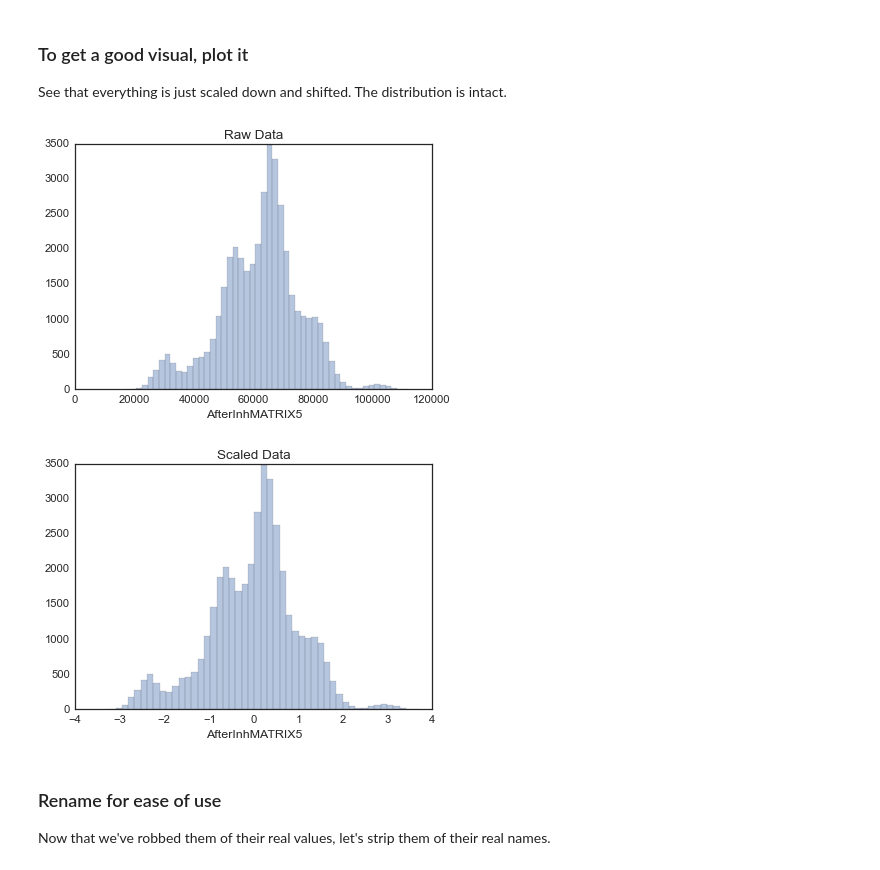
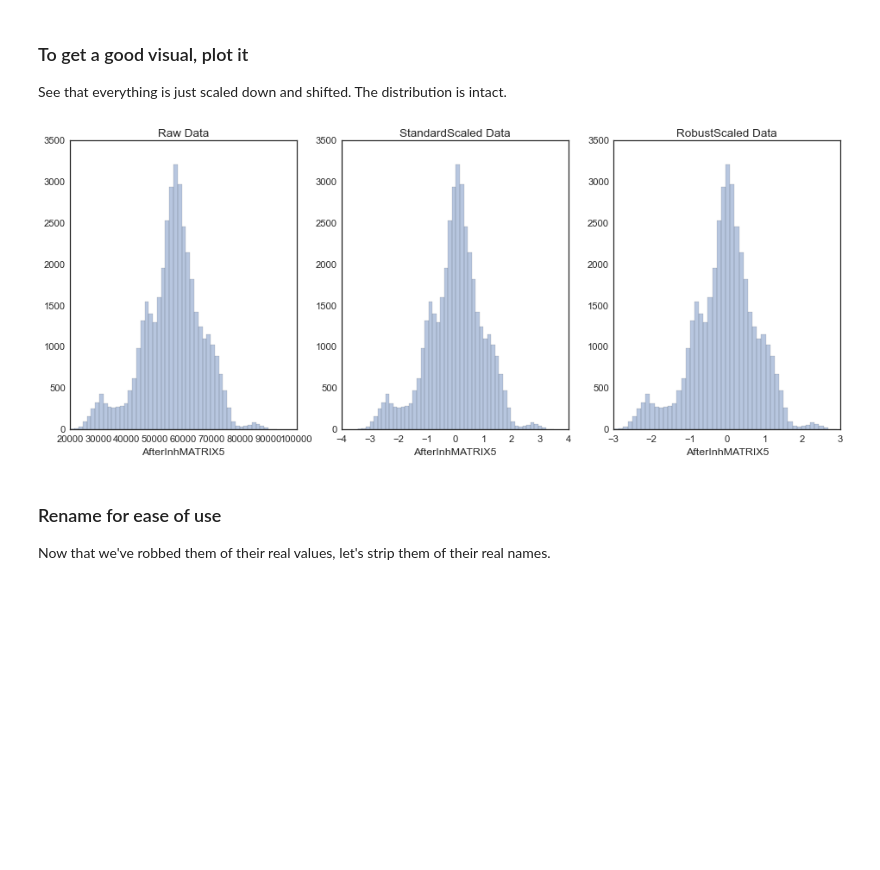
Before and after one commit to BDannowitz/polymath-progression-blog, a Jupyter notebook: feature-engineering/Feature-Engineering.ipynb, the cells around one changed output. Cells and saved outputs as stored; diff of their text form; code cells hidden in the pictures; blank space fills up the shorter version.

```diff
--- a/feature-engineering/Feature-Engineering.ipynb
+++ b/feature-engineering/Feature-Engineering.ipynb
@@ -58,16 +148,17 @@ scaled_df.describe().ix[['mean', 'std']]
 ### To get a good visual, plot it
 
 See that everything is just scaled down and shifted. The distribution is intact.
-# %%
-sns.distplot(data_df.AfterInhMATRIX5, kde=False)
-plt.title("Raw Data")
-plt.show()
-sns.distplot(scaled_df.AfterInhMATRIX5, kde=False)
-plt.title("Scaled Data")
-plt.show()
-# %% [output]
-[figure, removed]
-[figure, removed]
+# %%
+f, (ax1, ax2, ax3) = plt.subplots(1, 3, figsize=(16,6))
+sns.distplot(adj_df.AfterInhMATRIX5, kde=False, ax=ax1)
+sns.distplot(std_df.AfterInhMATRIX5, kde=False, ax=ax2)
+sns.distplot(robust_df.AfterInhMATRIX5, kde=False, ax=ax3)
+ax1.set_title("Raw Data")
+ax2.set_title("StandardScaled Data")
+ax3.set_title("RobustScaled Data")
+plt.show()
+# %% [output]
+[figure, added]
 # %% [markdown]
 ### Rename for ease of use
 
```
Also changed, not shown: parts of 24 cells of this notebook, 3 other files.
